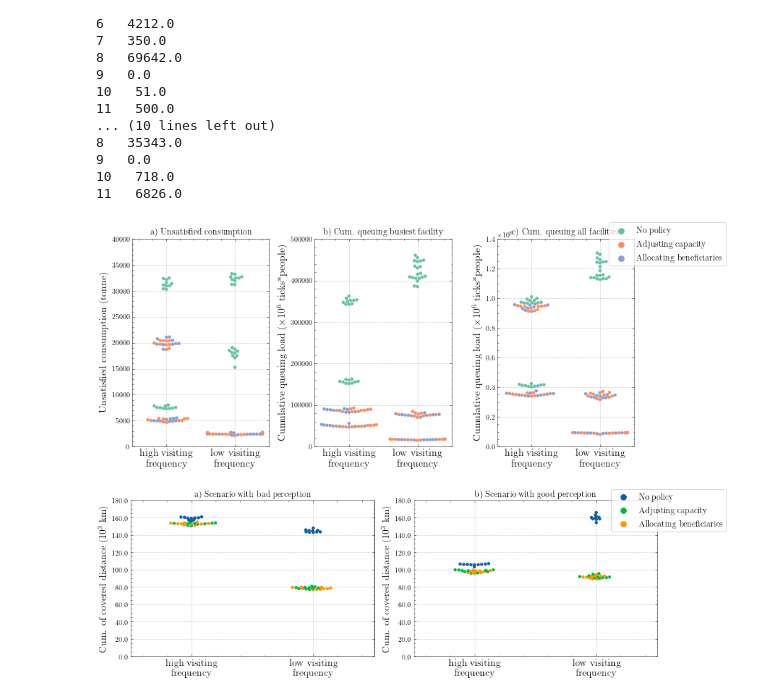
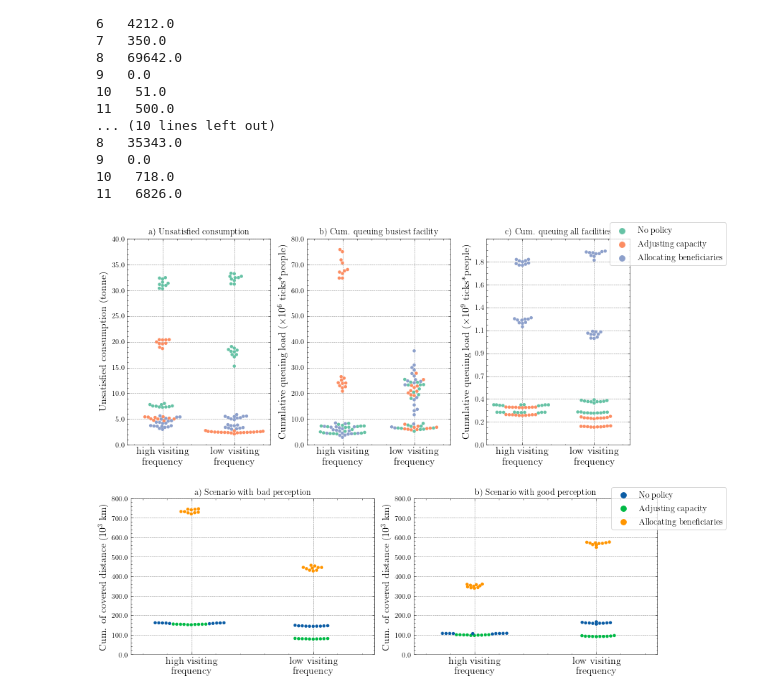
Before and after one commit to daanieo/FATM_ABM, a Jupyter notebook: results/Capacity.ipynb, the cells around one changed output. Cells and saved outputs as stored; diff of their text form; code cells hidden in the pictures.

Commit message:
updated capacity interpretation

```diff
--- a/results/Capacity.ipynb
+++ b/results/Capacity.ipynb
@@ -34,6 +34,21 @@ my_palette['reds'] = []
 # input2 = pd.read_csv("./capacity/input_parameters_capacity30_beta1.0.csv")
 
 # data2.o0 = data2.o0 + len(input1)
+datapol2 = pd.read_feather("./capacity/capacity30_pol2")
+input_varspol2 = pd.read_csv("./capacity/input_parameters_capacity30_pol2.csv")
 
 data = pd.read_feather("./capacity/capacity30")#data2 #pd.concat([data1,data2]).reset_index()
 input_vars = pd.read_csv("./capacity/input_parameters_capacity30.csv") #pd.concat([input1,input2]).reset_index()
+
+datapol2.o0 = datapol2.o0+len(input_vars)
+input_varspol2["Unnamed: 0"] = input_varspol2["Unnamed: 0"] + len(input_vars)
+
+for i in input_vars.index:
+    if input_vars["capacity_policy"][i] == 2:
+        data = data[data.o0!=i]
+
+input_vars = input_vars[input_vars["capacity_policy"] != 2]
+
+
+data = pd.concat([data,datapol2]).reset_index()
+input_vars = pd.concat([input_vars,input_varspol2]).reset_index()
@@ -40,12 +59,12 @@ input_vars = pd.read_csv("./capacity/input_parameters_capacity30.csv") #pd.conca
 # %%
-q_sum = list()
-n_facs = 12
-for j in input_vars.index:
-    tmp_sum = 0
-    for i in range(n_facs):
-        tmp_sum += ( np.sum(data[data.o0==j].iloc[:,i+4]))
+# q_sum = np.zeros(np.max(input_vars["Unnamed: 0"])+1)
+# n_facs = 12
+# for j in input_vars["Unnamed: 0"]:
+#     tmp_sum = 0
+#     for i in range(n_facs):
+#         tmp_sum += ( np.sum(data[data.o0==j].iloc[:,i+4]))
 
-    q_sum.append(tmp_sum)
+#     q_sum[j]=tmp_sum
 
 uc_endvals_dict = {}
 for i in ["unsatisfied consumption","policy type","variation","allfacs","fac5","distance"]:
@@ -54,15 +73,15 @@ for i in ["unsatisfied consumption","policy type","variation","allfacs","fac5","
 uc_endvals_dict["fac5"] = list()
 
 
-for j in input_vars.index:
+for j in input_vars["Unnamed: 0"]:
     uc_endvals_dict["unsatisfied consumption"].append(data.o1[data.o0==j].iloc[-1])
     uc_endvals_dict["distance"].append(data.o3[data.o0==j].iloc[-1])
     uc_endvals_dict["fac5"].append( np.sum(data[data.o0==j].iloc[:,9]))
     uc_endvals_dict["allfacs"].append( q_sum[j] )
 
-    if input_vars.capacity_policy[j] > 0:
+    if int(input_vars.capacity_policy[input_vars["Unnamed: 0"]==j]) > 0:
         uc_endvals_dict["policy type"].append(1)
-        uc_endvals_dict["variation"].append(input_vars.capacity_policy[j])
+        uc_endvals_dict["variation"].append(int(input_vars.capacity_policy[input_vars["Unnamed: 0"]==j]))
     else:
         uc_endvals_dict["policy type"].append(0)
         uc_endvals_dict["variation"].append(0)
@@ -127,38 +146,38 @@ gs = [[3.0,7.8],[7.0,6.0]]
 tmp2 = input_vars_filtered[input_vars_filtered.gamma==3]
 tmp2 = tmp2[tmp2.parallel_served_full==7.8]
 tmp1 = input_vars_filtered[input_vars_filtered.gamma==7]
 tmp1 = tmp1[tmp1.parallel_served_full==6.0]
 tmp = pd.concat([tmp1,tmp2])
 tmp = tmp[tmp.beta==1.0]
 
 # sns.swarmplot(ax=ax[0] ,x='gamma',hue='variation', y="unsatisfied consumption", data=tmp,size=4.5)#palette=my_palette['dark'])
 # sns.swarmplot(ax=ax[1] ,x='gamma',hue='variation', y="fac5", data=tmp,size=4.5)#palette=my_palette['dark'])
 # sns.swarmplot(ax=ax[2] ,x='gamma',hue='variation', y="allfacs", data=tmp,size=4.5)#palette=my_palette['dark'])
 
 
-ylims = [ [0,40e3],[0,500e3],[0,1.4e6]]
-ylabels = ["Unsatisfied consumption (tonne)",r"Cumulative queuing load ($\times10^6$ ticks*people)",r"Cumulative queuing load ($\times10^6$ ticks*people)"]
+ylims = [ [0,40e3],[0,80e3],[0,1.8e9]]
+ylabels = ["Unsatisfied consumption (tonne)",r"Cumulative queuing load ($\times10^6$ ticks*people)",r"Cumulative queuing load ($\times10^9$ ticks*people)"]
 titles = ["a) Unsatisfied consumption","b) Cum. queuing busiest facility","c) Cum. queuing all facilities"]
 strings = ["unsatisfied consumption","fac5","allfacs"]
-yticks = [np.linspace(0,40,9), np.round(np.linspace(0,0.5,6),1),np.round(np.linspace(0,1.4,8),1)]
+yticks = [np.linspace(0,40,9), np.round(np.linspace(0,80,9),1),np.round(np.linspace(0,1.8,9),1)]
 for i in range(len(strings)):
     sns.swarmplot(ax=ax[i],x="gamma",y=strings[i],hue='variation',data=tmp,palette="Set2",size=4.5)
     ax[i].set_ylim(ylims[i])
     ax[i].set_xticklabels(["high visiting\nfrequency","low visiting\nfrequency"],fontsize=14)
     ax[i].set_ylabel(ylabels[i],fontsize=14)
     ax[i].set_xlabel(None)
     ax[i].set_title(titles[i])
     ax[i].yaxis.grid(True) # Hide the horizontal gridlines
     ax[i].xaxis.grid(True) # Show the vertical gridlines
-#     ax[i].set_yticklabels(yticks[i])
+    ax[i].set_yticklabels(yticks[i])
 ax[0].get_legend().remove()
 ax[1].get_legend().remove()
 handles = ax[i].get_legend_handles_labels()[0]
 ax[2].legend(handles[:3], ["No policy","Adjusting capacity","Allocating beneficiaries"],loc='upper right',fontsize=12,bbox_to_anchor=(1.7, 1.1),framealpha=0.75)
 fig.tight_layout()
 plt.savefig("/home/daan/Desktop/capacity_otherkpis.png")
 # %% [output]
-[figure, old version]
+[figure, new version]
 # %%
 fig, ax = plt.subplots(1,2,figsize=(12.5,4))
 
@@ -168,7 +187,7 @@ for i in range(len(epsilons)):
 
     sns.swarmplot(ax=ax[i] ,x='gamma',hue='variation', y="distance", data=tmp[tmp.epsilon==epsilons[i]],size=4.5)#palette=my_palette['dark'])
 
-    ax[i].set_ylim([0,180e3])
+    ax[i].set_ylim([0,800e3])
     ax[i].set_xticklabels(["high visiting\nfrequency","low visiting\nfrequency"],fontsize=14)
     ax[i].set_ylabel(r"Cum. of covered distance ($10^3$ km)",fontsize=14)
     ax[i].set_xlabel(None)
@@ -176,7 +195,7 @@ for i in range(len(epsilons)):
     ax[i].yaxis.grid(True) # Hide the horizontal gridlines
     ax[i].xaxis.grid(True) # Show the vertical gridlines
 
-    ax[i].set_yticklabels(np.linspace(0,180,10))
+    ax[i].set_yticklabels(np.linspace(0,800,9))
 
 
 
@@ -187,4 +206,4 @@ ax[1].legend(handles[:3], ["No policy","Adjusting capacity","Allocating benefici
 fig.tight_layout();
 plt.savefig("/home/daan/Desktop/capacity_distance.png")
 # %% [output]
-[figure, old version]
+[figure, new version]
```
Also changed, not shown: parts of 3 cells of this notebook, 4 other files.
